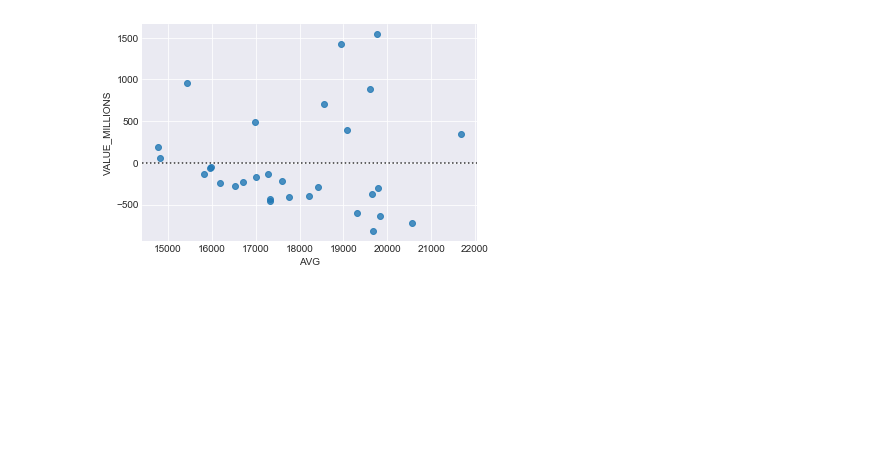
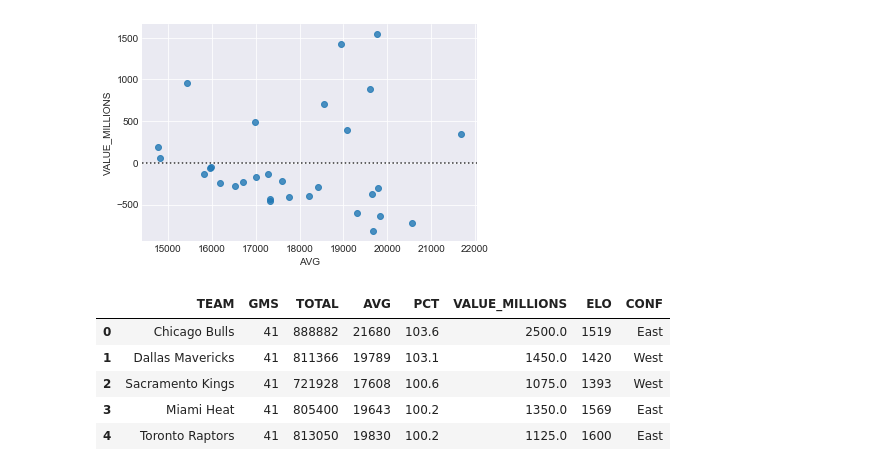
Before and after one commit to noahgift/socialpowernba, a Jupyter notebook: notebooks/exploring_endorsement_revenue_nba.ipynb, the cells around one changed output. Cells and saved outputs as stored; diff of their text form; code cells hidden in the pictures; blank space fills up the shorter version.

```diff
--- a/notebooks/exploring_endorsement_revenue_nba.ipynb
+++ b/notebooks/exploring_endorsement_revenue_nba.ipynb
@@ -147,0 +149,9 @@ sns.residplot(y="VALUE_MILLIONS", x="AVG", data=attendance_valuation_df)
+# %%
+attendance_valuation_elo_df.head()
+# %% [output]
+|  | TEAM | GMS | TOTAL | AVG | PCT | VALUE_MILLIONS | ELO | CONF |
+| 0 | Chicago Bulls | 41 | 888882 | 21680 | 103.6 | 2500.0 | 1519 | East |
+| 1 | Dallas Mavericks | 41 | 811366 | 19789 | 103.1 | 1450.0 | 1420 | West |
+| 2 | Sacramento Kings | 41 | 721928 | 17608 | 100.6 | 1075.0 | 1393 | West |
+| 3 | Miami Heat | 41 | 805400 | 19643 | 100.2 | 1350.0 | 1569 | East |
+| 4 | Toronto Raptors | 41 | 813050 | 19830 | 100.2 | 1125.0 | 1600 | East |
```
Also changed, not shown: parts of 10 cells of this notebook, 1 other file.
